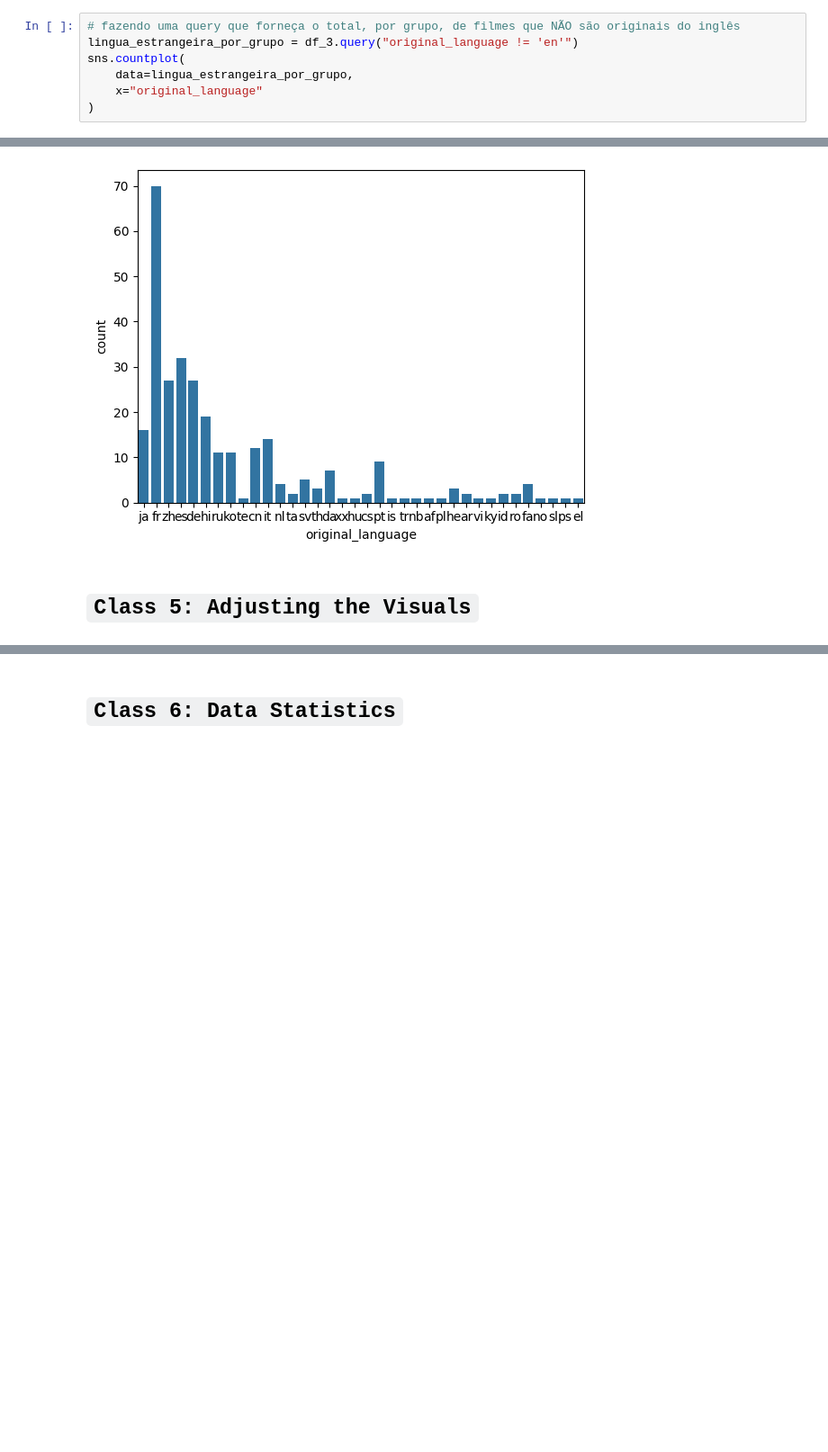
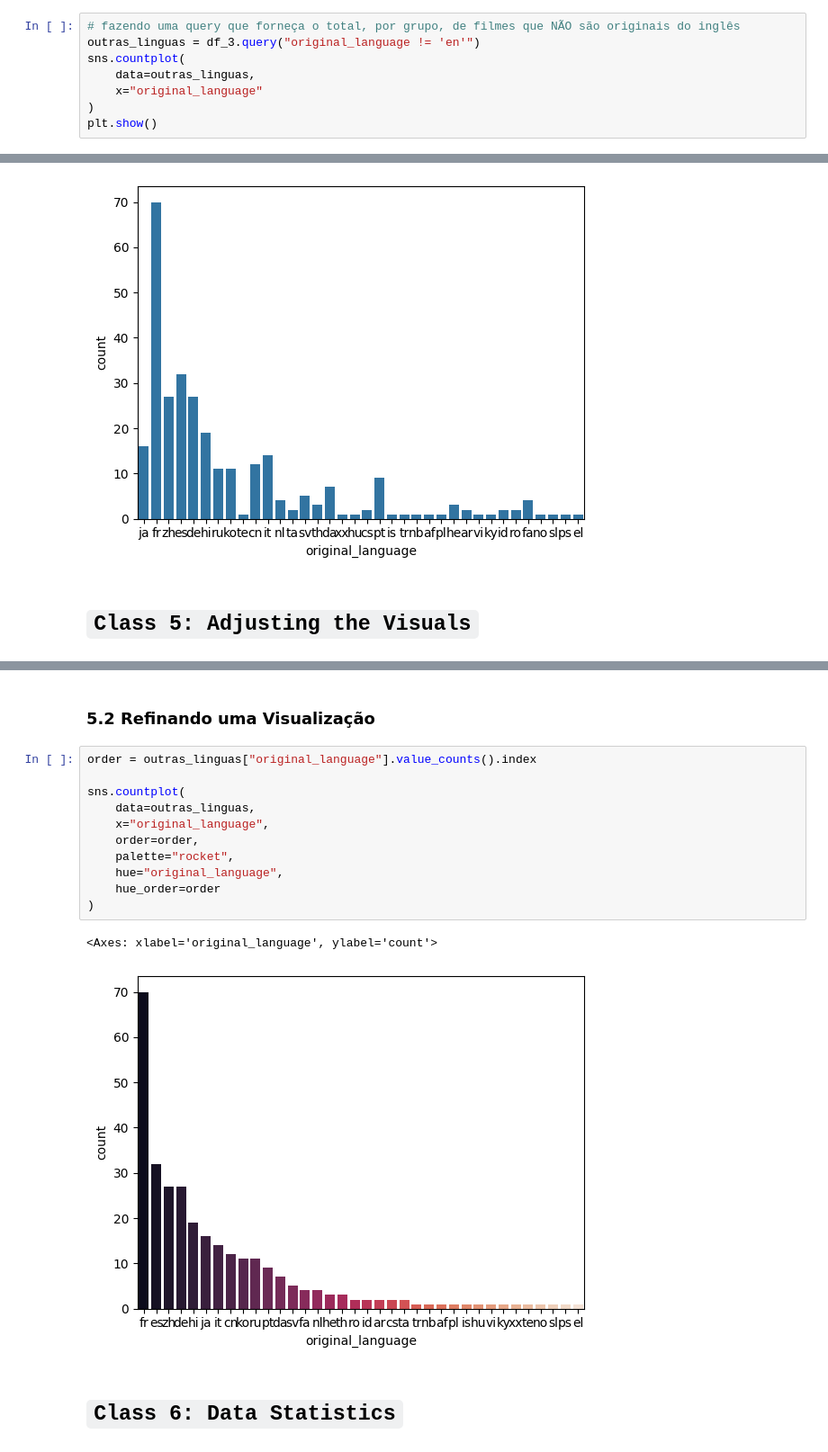
Before and after one commit to KaelDucatti/estudos-ds, a Jupyter notebook: data_science/explorando_analisando_dados/classes.ipynb, the cells around one changed output, grey strips where cells are left out. Shown at 90% size. Cells and saved outputs as stored; diff of their text form; blank space fills up the shorter version.

```diff
--- a/data_science/explorando_analisando_dados/classes.ipynb
+++ b/data_science/explorando_analisando_dados/classes.ipynb
@@ -358,9 +358,10 @@ plt.show()
 ### 4.3 Interpretando o propósito de uma Visualização
 # %%
 # fazendo uma query que forneça o total, por grupo, de filmes que NÃO são originais do inglês
-lingua_estrangeira_por_grupo = df_3.query("original_language != 'en'")
+outras_linguas = df_3.query("original_language != 'en'")
 sns.countplot(
-    data=lingua_estrangeira_por_grupo,
+    data=outras_linguas,
     x="original_language"
 )
+plt.show()
 # %% [output]
@@ -371,2 +395,18 @@ sns.countplot(
+# %% [markdown]
+### 5.2 Refinando uma Visualização
+# %%
+order = outras_linguas["original_language"].value_counts().index
+
+sns.countplot(
+    data=outras_linguas,
+    x="original_language",
+    order=order,
+    palette="rocket",
+    hue="original_language",
+    hue_order=order
+)
+# %% [output]
+<Axes: xlabel='original_language', ylabel='count'>
+[figure, added]
 # %% [markdown]
 # `Class 6: Data Statistics`
```
Also changed, not shown: parts of 3 cells of this notebook.
